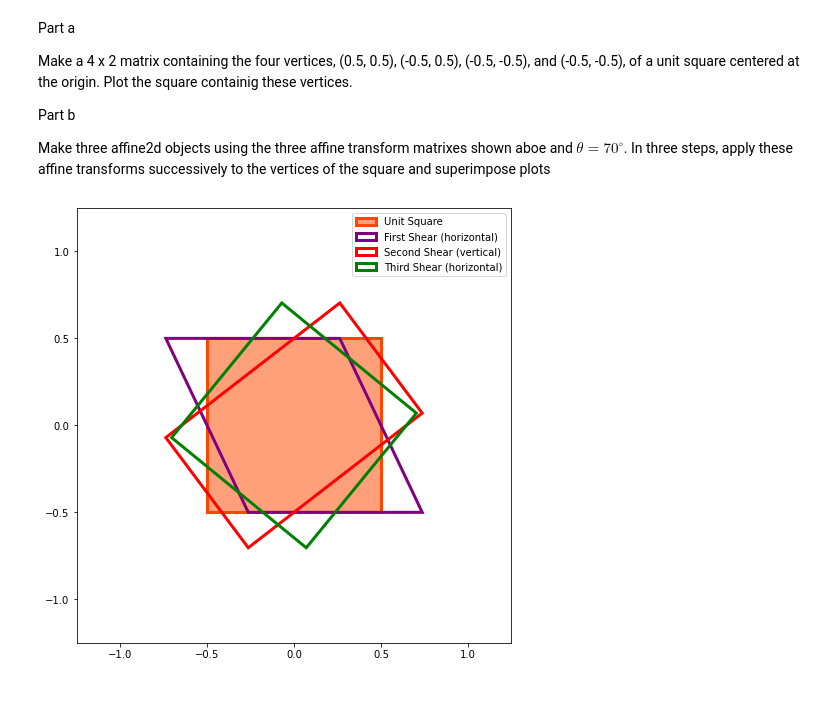
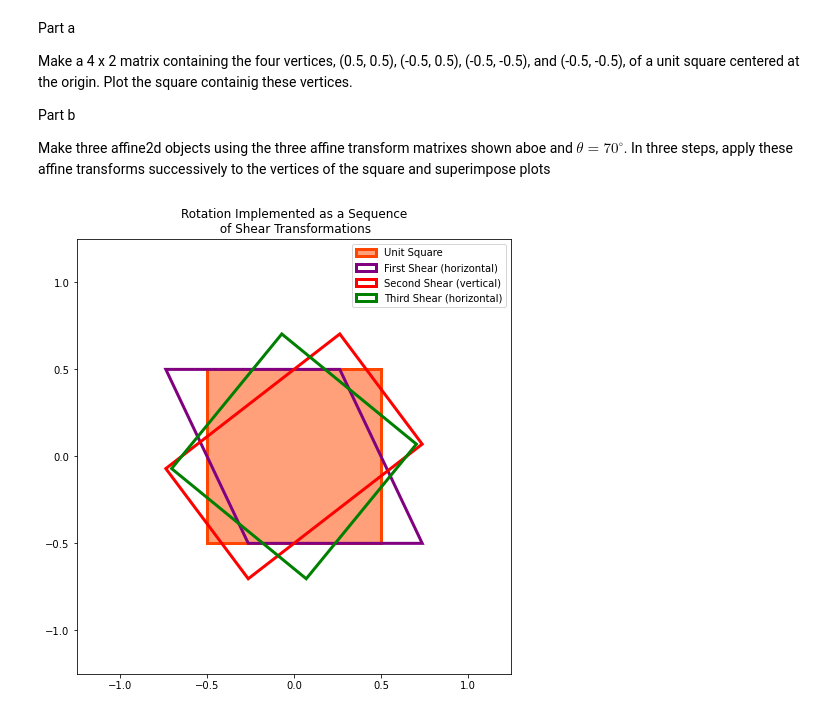
Before and after one commit to ecolon08/Digital-Image-Processing, a Jupyter notebook: Transformations/ec_dip_transformations_01.ipynb, the cells around one changed output. Drawn from its saved outputs; the diff is of its cells as text; code cells hidden in the pictures.

```diff
--- a/Transformations/ec_dip_transformations_01.ipynb
+++ b/Transformations/ec_dip_transformations_01.ipynb
@@ -639,31 +640,32 @@ xfm_shear_2 = transform.AffineTransform(np.array([[1, np.sin(theta), 0], [0, 1,
 # apply transformation to vertices of unit square
 unit_square_xfm_2 = transform.matrix_transform(unit_square_xfm_1, xfm_shear_2.params);
 
 # third shear - horizontal
 xfm_shear_3 = transform.AffineTransform(np.array([[1, 0, 0], [-np.tan(theta/2), 1, 0], [0, 0, 1]], dtype=np.float).T);
 
 # apply transformation to vertices of unit square
 unit_square_xfm_3 = transform.matrix_transform(unit_square_xfm_2, xfm_shear_3.params);
 
 #plot the unit square
 fig_unit_sq, ax_unit_sq = plt.subplots(1,1, figsize=(8,8), subplot_kw={'aspect': 'equal'})
 #ax_unit_sq.plot(unit_square[:,0], unit_square[:,1], '-')
 ax_unit_sq.set(xlim=[-1.25, 1.25], ylim=[-1.25, 1.25])
 ax_unit_sq.fill(unit_square[:,0], unit_square[:,1], facecolor='lightsalmon', edgecolor='orangered',
                 linewidth=3, label="Unit Square")
 
 # plot the first shear
 ax_unit_sq.fill(unit_square_xfm_1[:,0], unit_square_xfm_1[:,1], facecolor='none', edgecolor='purple',
                 linewidth=3, label="First Shear (horizontal)")
 
 # plot the second shear
 ax_unit_sq.fill(unit_square_xfm_2[:,0], unit_square_xfm_2[:,1], facecolor='none', edgecolor='red',
                 linewidth=3, label="Second Shear (vertical)")
 
 # plot the first shear
 ax_unit_sq.fill(unit_square_xfm_3[:,0], unit_square_xfm_3[:,1], facecolor='none', edgecolor='green',
                 linewidth=3, label="Third Shear (horizontal)")
 
 ax_unit_sq.legend();
+ax_unit_sq.set_title("Rotation Implemented as a Sequence\n of Shear Transformations");
 # %% [output]
-[figure, old version]
+[figure, new version]
```
Also changed, not shown: parts of 1 cell of this notebook.
